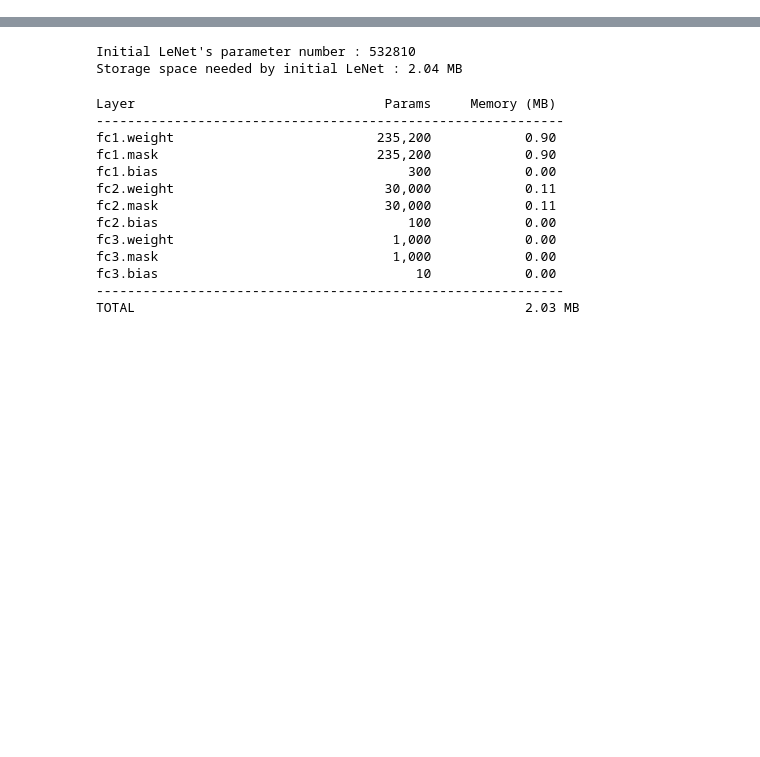
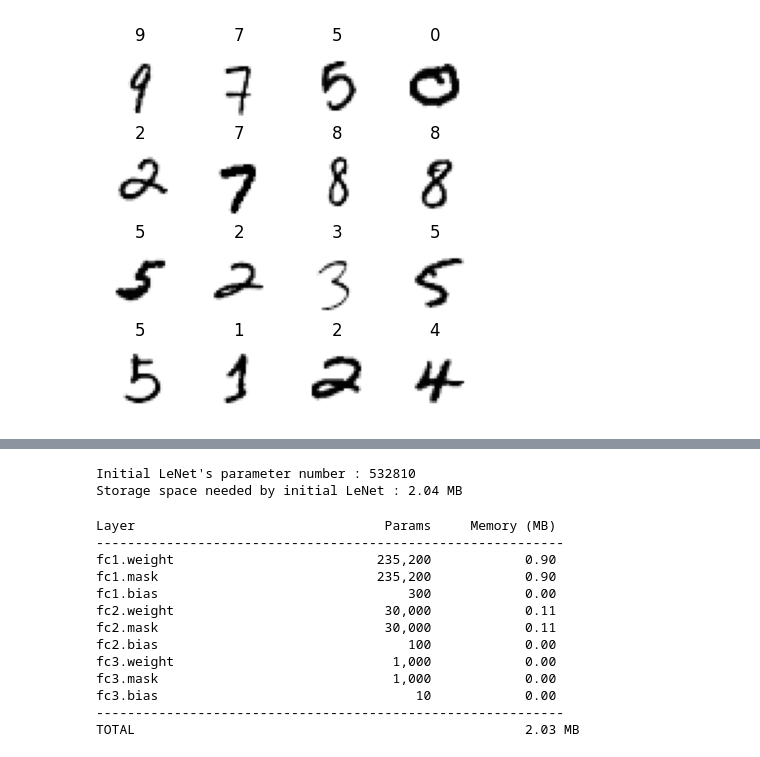
Before and after one commit to anaiisdcm/fsd311-deep-compression, a Jupyter notebook: notebooks/LeNet.ipynb, the cells around one changed output, grey strips where cells are left out. Saved outputs shown, nothing was run; the diff lists cells and outputs as text; code cells hidden in the pictures; blank space fills up the shorter version.

```diff
--- a/notebooks/LeNet.ipynb
+++ b/notebooks/LeNet.ipynb
@@ -38,0 +49,26 @@ LeNet(
+# %%
+mean = {'LeNet' : (0.1307,)}
+std  = {'LeNet' : (0.3081,)}
+
+train_loader = torch.utils.data.DataLoader(
+        datasets.MNIST('../data', train=True, download=True,
+                    transform=transforms.Compose([
+                        transforms.ToTensor(),
+                        transforms.Normalize(mean['LeNet'], std['LeNet'])
+                    ])),
+        batch_size=16, shuffle=True)
+
+dataiter = iter(train_loader)
+images, labels = next(dataiter)
+
+plt.figure(figsize=(4,4))
+for i in range(len(images)):
+    l = labels[i].numpy()
+    plt.subplot(4, 4, i+1)
+    plt.title(f'{l}')
+    plt.imshow(images[i].numpy()[0], cmap='Greys')
+    plt.axis('off')
+plt.tight_layout(pad=0.5)
+plt.show()
+# %% [output]
+[figure, added]
```
Also changed, not shown: parts of 33 cells of this notebook, 39 other files.
